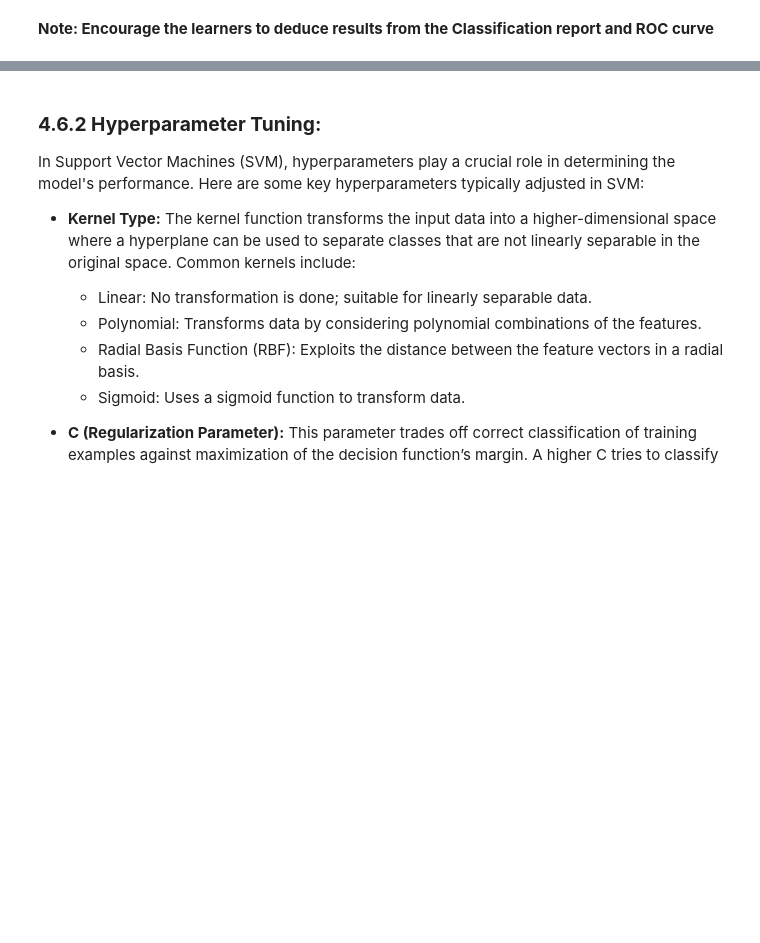
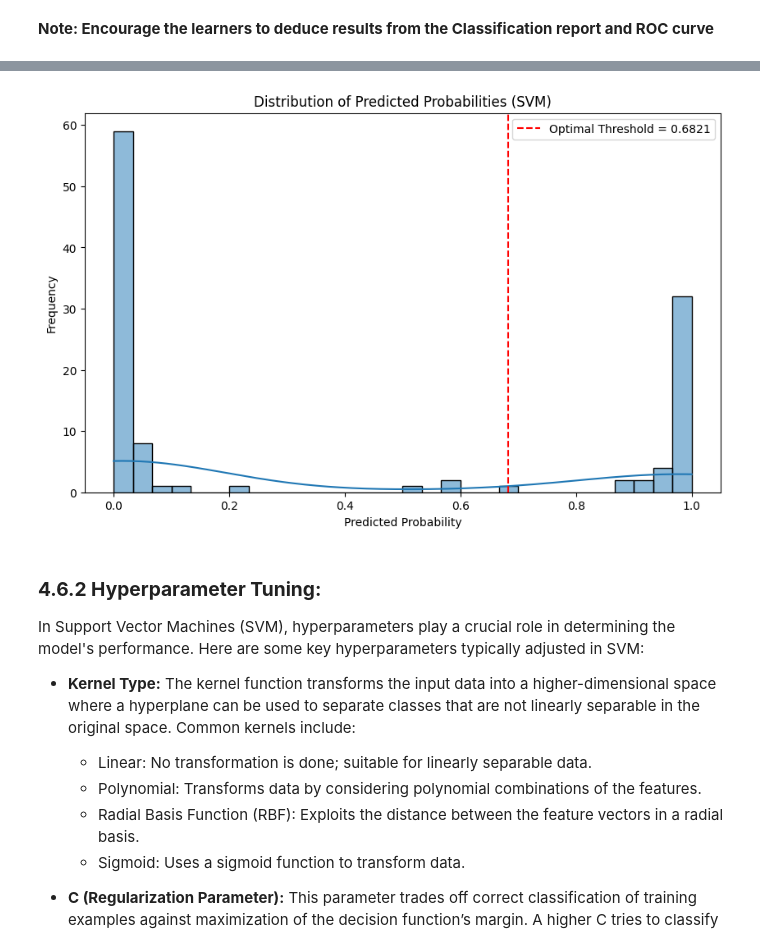
Before and after one commit to pkapoor2/PC-AIML, a Jupyter notebook: Machine Learning/class4/src/4.1_Classification_and_Its_Applications_Part_1.ipynb, the cells around one changed output, grey strips where cells are left out. Saved outputs shown, nothing was run; the diff lists cells and outputs as text; code cells hidden in the pictures; blank space fills up the shorter version.

```diff
--- a/Machine Learning/class4/src/4.1_Classification_and_Its_Applications_Part_1.ipynb
+++ b/Machine Learning/class4/src/4.1_Classification_and_Its_Applications_Part_1.ipynb
@@ -1922,6 +1922,25 @@ plt.show()
 # %% [output]
 Optimal Threshold: 0.6821
 [figure]
+# %%
+results_df = pd.DataFrame({
+    'Actual Label': y_test,
+    'Predicted Label': y_pred_test_svm,
+    'Predicted Probability': y_pred_prob_svm
+})
+
+#plot probabilities with optimal threshold
+import seaborn as sns
+plt.figure(figsize=(10, 6))
+sns.histplot(y_pred_prob_svm, bins=30, kde=True)
+plt.axvline(optimal_threshold, color='red', linestyle='--', label=f'Optimal Threshold = {optimal_threshold:.4f}')
+plt.title('Distribution of Predicted Probabilities (SVM)')
+plt.xlabel('Predicted Probability')
+plt.ylabel('Frequency')
+plt.legend()
+plt.show()
+# %% [output]
+[figure, added]
 # %% [markdown]
 ### __4.6.2 Hyperparameter Tuning:__
 
```
Also changed, not shown: parts of 5 cells of this notebook, 2 other files.
